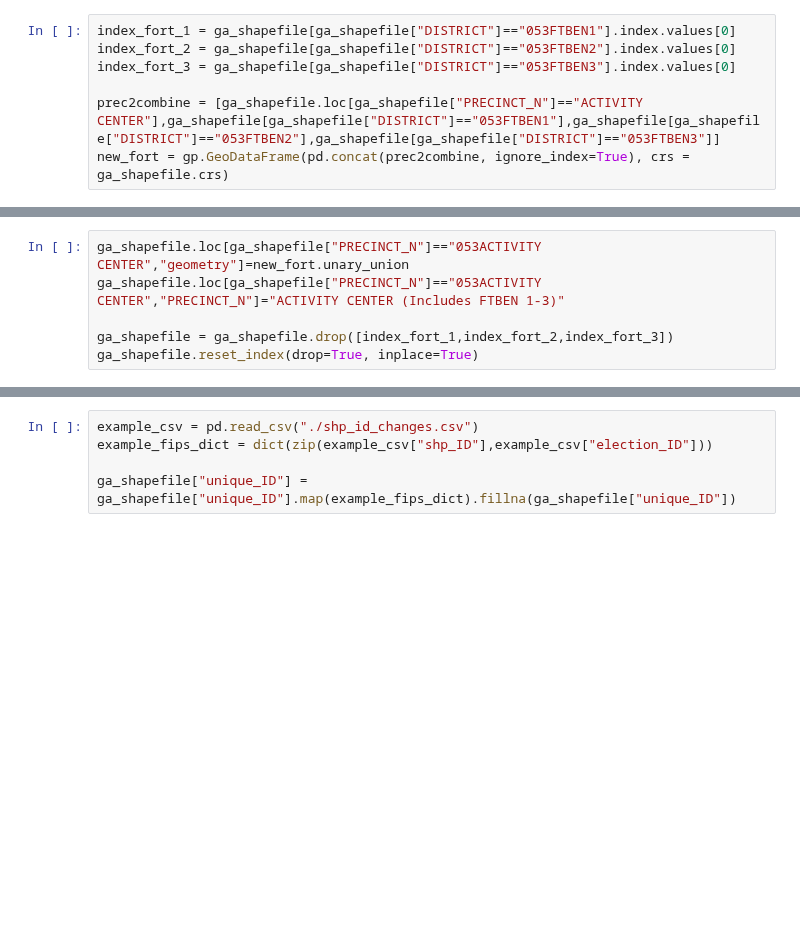
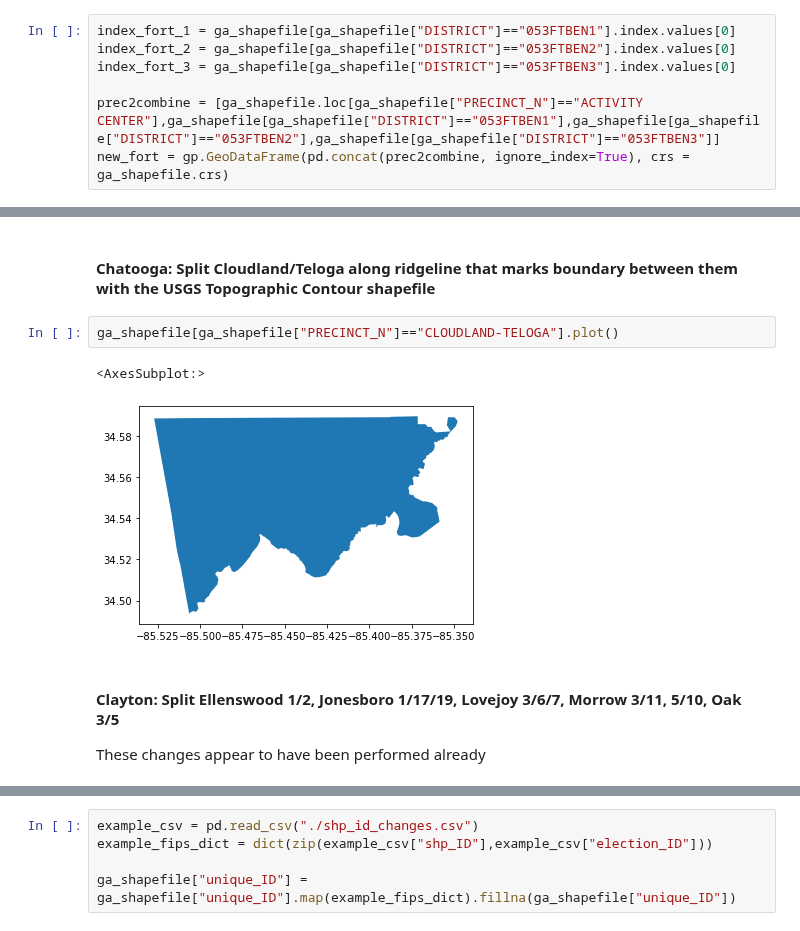
Before and after one commit to nonpartisan-redistricting-datahub/pdv-ga, a Jupyter notebook: vest-ga-2020/vest-ga-2020-validation.ipynb, the cells around one changed output, grey strips where cells are left out. Cells and saved outputs as stored; diff of their text form; blank space fills up the shorter version.

```diff
--- a/vest-ga-2020/vest-ga-2020-validation.ipynb
+++ b/vest-ga-2020/vest-ga-2020-validation.ipynb
@@ -1001,6 +1006,0 @@ ga_shapefile.reset_index(drop=True, inplace=True)
-# %%
-ga_shapefile.loc[ga_shapefile["PRECINCT_N"]=="053ACTIVITY CENTER","geometry"]=new_fort.unary_union
-ga_shapefile.loc[ga_shapefile["PRECINCT_N"]=="053ACTIVITY CENTER","PRECINCT_N"]="ACTIVITY CENTER (Includes FTBEN 1-3)"
-
-ga_shapefile = ga_shapefile.drop([index_fort_1,index_fort_2,index_fort_3])
-ga_shapefile.reset_index(drop=True, inplace=True)
@@ -1065,0 +1060,10 @@ ga_shapefile[ga_shapefile["CTYNAME"]=="CHATTAHOOCHEE"].plot()
+# %% [markdown]
+#### Chatooga: Split Cloudland/Teloga along ridgeline that marks boundary between them with the USGS Topographic Contour shapefile
+# %%
+ga_shapefile[ga_shapefile["PRECINCT_N"]=="CLOUDLAND-TELOGA"].plot()
+# %% [output]
+<AxesSubplot:>
+[figure, added]
+# %% [markdown]
+#### Clayton: Split Ellenswood 1/2, Jonesboro 1/17/19, Lovejoy 3/6/7, Morrow 3/11, 5/10, Oak 3/5
+These changes appear to have been performed already
```
Also changed, not shown: parts of 122 cells of this notebook.
